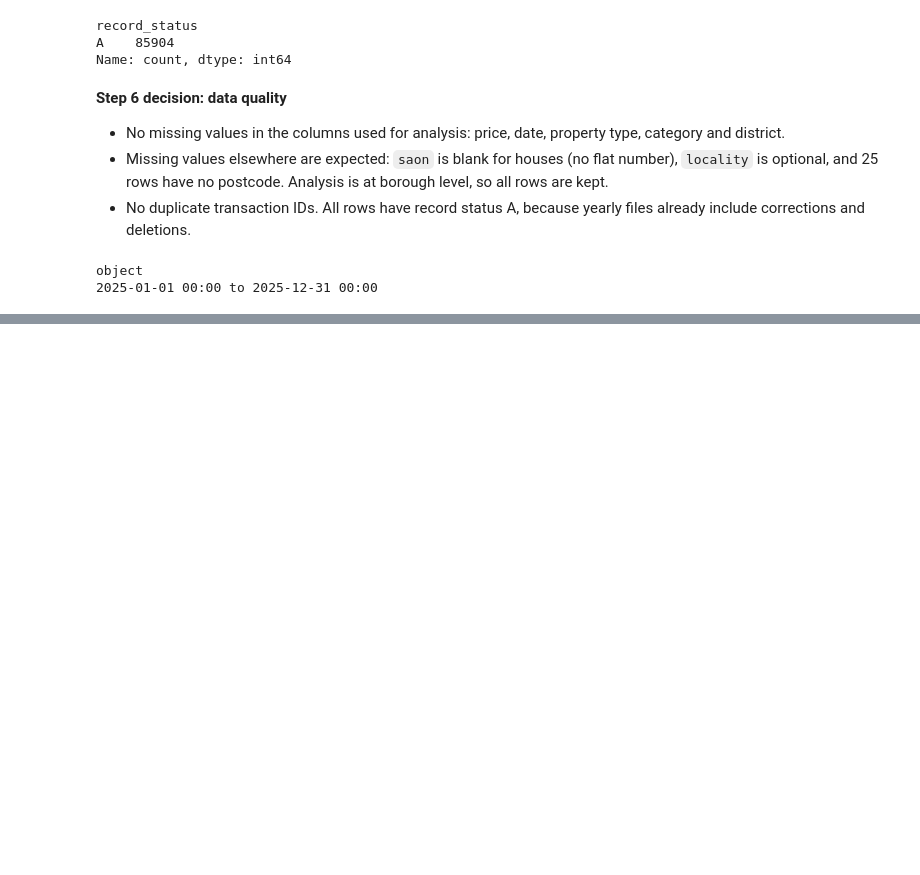
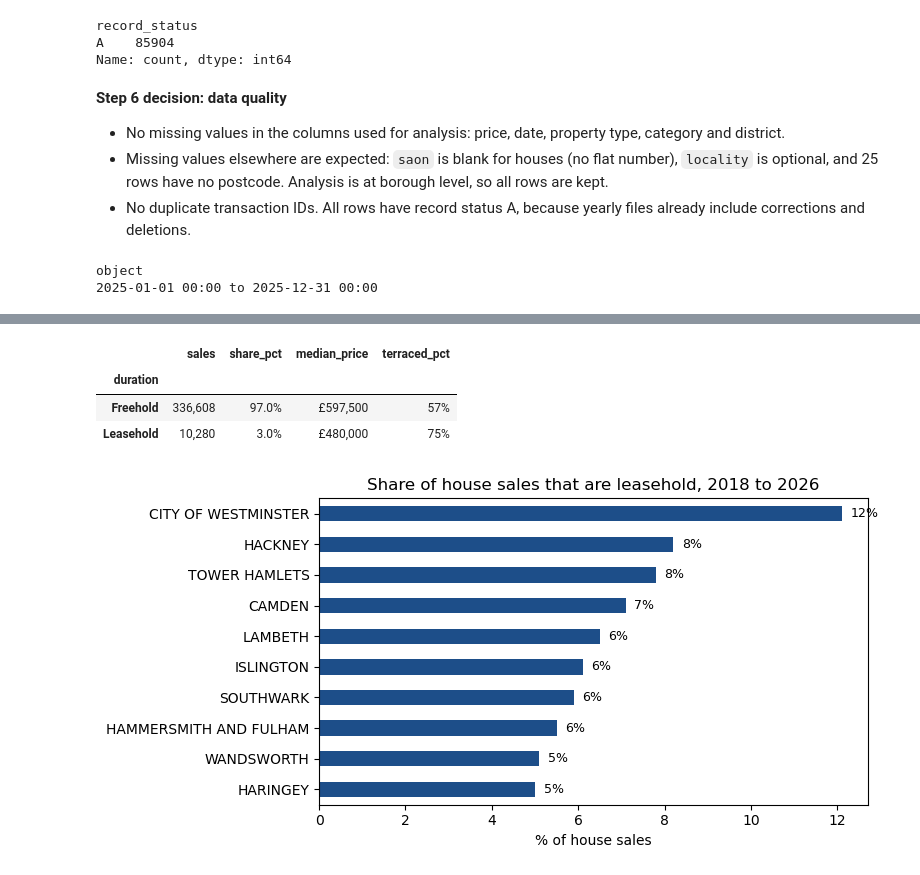
Before and after one commit to TahaJomehpour1/london-housing-affordability, a Jupyter notebook: notebooks/London_housing.ipynb, the cells around one changed output, grey strips where cells are left out. Cells and saved outputs as stored; diff of their text form; code cells hidden in the pictures; blank space fills up the shorter version.

```diff
--- a/notebooks/London_housing.ipynb
+++ b/notebooks/London_housing.ipynb
@@ -459,0 +637,35 @@ See the caveats in the documentation: https://pandas.pydata.org/pandas-docs/stab
+# %%
+summary = houses.groupby("duration").agg(
+    sales=("price", "size"),
+    median_price=("price", "median"),
+    terraced_pct=("property_type", lambda t: (t == "T").mean() * 100),
+).rename(index={"F": "Freehold", "L": "Leasehold"})
+
+summary["share_pct"] = summary["sales"] / summary["sales"].sum() * 100
+summary = summary[["sales", "share_pct", "median_price", "terraced_pct"]]
+
+summary.style.format({
+    "sales": "{:,.0f}",
+    "share_pct": "{:.1f}%",
+    "median_price": "£{:,.0f}",
+    "terraced_pct": "{:.0f}%",
+})
+# %% [output]
+|  | sales | share_pct | median_price | terraced_pct |
+| duration |  |  |  |  |
+| Freehold | 336,608 | 97.0% | £597,500 | 57% |
+| Leasehold | 10,280 | 3.0% | £480,000 | 75% |
+# %%
+house_counts = houses["district"].value_counts()
+reliable = share[house_counts[share.index] >= 100]
+
+ax = reliable.head(10).sort_values().plot(kind="barh", figsize=(8, 4), color="#1d4e89")
+ax.set_title("Share of house sales that are leasehold, 2018 to 2026")
+ax.set_xlabel("% of house sales")
+ax.set_ylabel("")
+for i, v in enumerate(reliable.head(10).sort_values()):
+    ax.text(v + 0.2, i, f"{v:.0f}%", va="center", fontsize=9)
+plt.tight_layout()
+plt.show()
+# %% [output]
+[figure, added]
```
Also changed, not shown: parts of 26 cells of this notebook, 2 other files.
